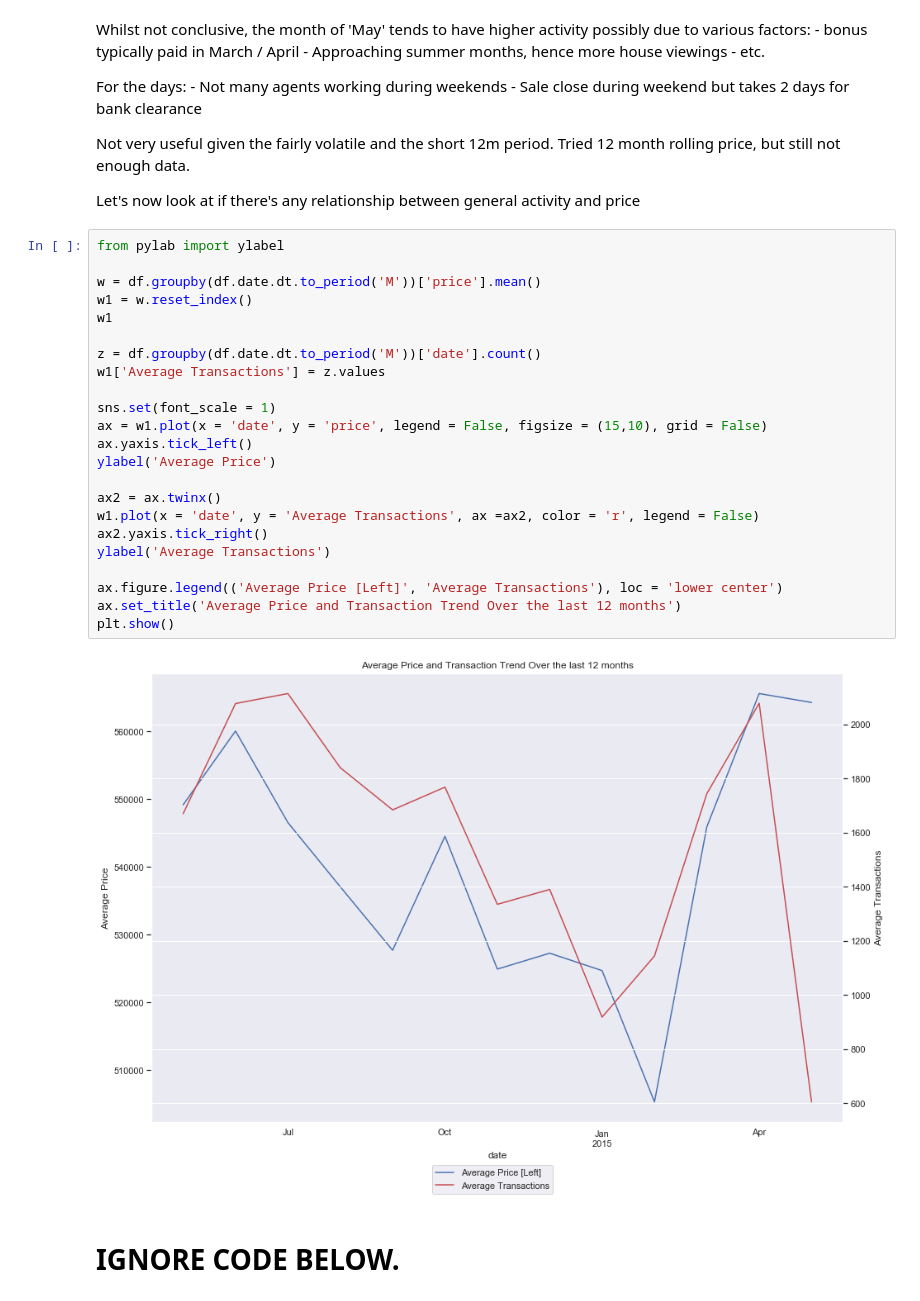
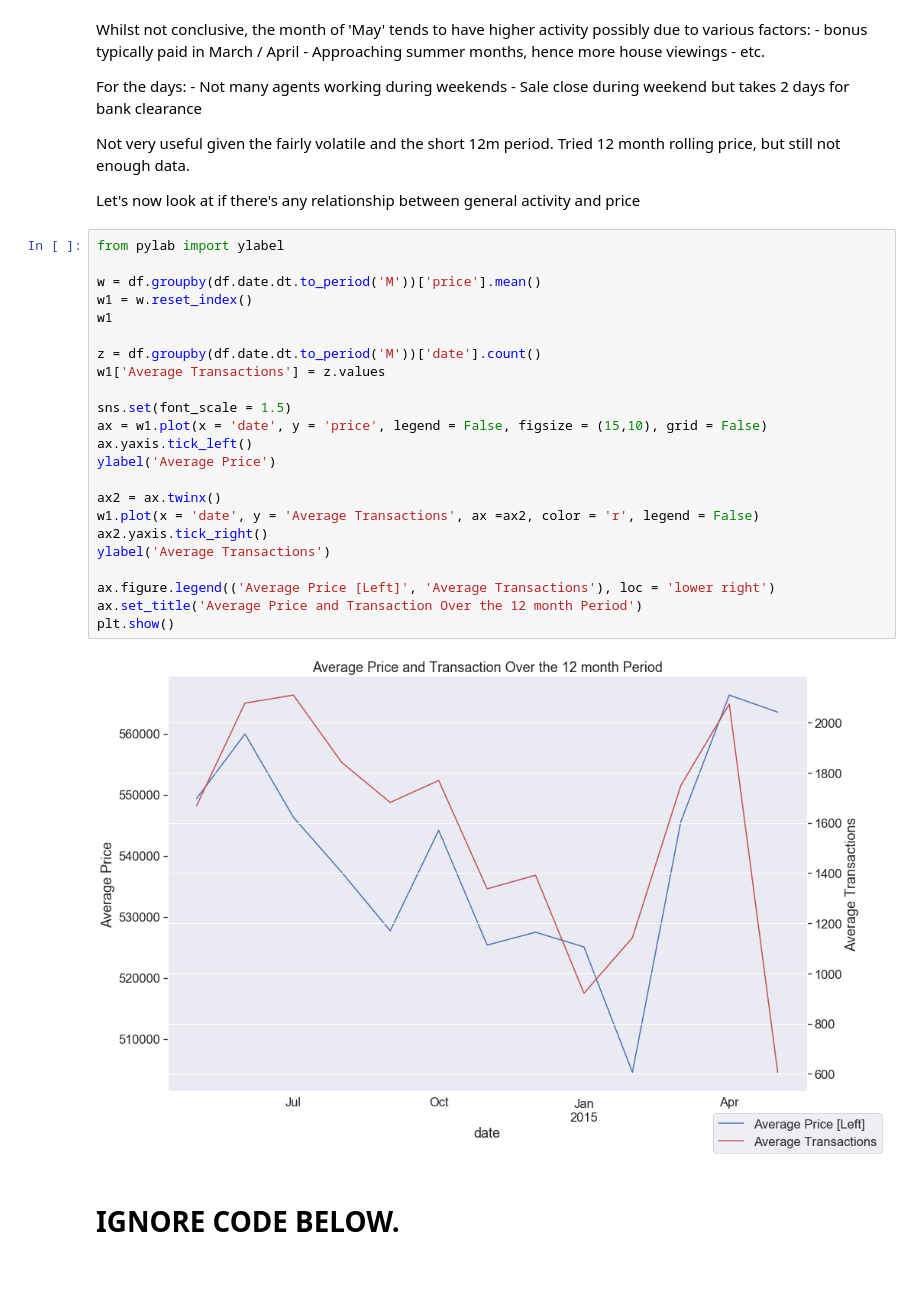
Before and after one commit to Ftan91/Exploratory-Data-Analysis-on-Features-that-Impact-House-Prices-in-Kings-County-Seattle, a Jupyter notebook: Finn2 - Kings County Dataset.ipynb, the cells around one changed output. Drawn from its saved outputs; the diff is of its cells as text; blank space fills up the shorter version.

```diff
--- a/Finn2 - Kings County Dataset.ipynb
+++ b/Finn2 - Kings County Dataset.ipynb
@@ -876,28 +864,28 @@ Let's now look at if there's any relationship between general activity and price
 # %%
 from pylab import ylabel
 
 w = df.groupby(df.date.dt.to_period('M'))['price'].mean()
 w1 = w.reset_index()
 w1
 
 z = df.groupby(df.date.dt.to_period('M'))['date'].count()
 w1['Average Transactions'] = z.values
 
-sns.set(font_scale = 1)
+sns.set(font_scale = 1.5)
 ax = w1.plot(x = 'date', y = 'price', legend = False, figsize = (15,10), grid = False)
 ax.yaxis.tick_left()
 ylabel('Average Price')
 
 ax2 = ax.twinx()
 w1.plot(x = 'date', y = 'Average Transactions', ax =ax2, color = 'r', legend = False)
 ax2.yaxis.tick_right()
 ylabel('Average Transactions')
 
-ax.figure.legend(('Average Price [Left]', 'Average Transactions'), loc = 'lower center')
-ax.set_title('Average Price and Transaction Trend Over the last 12 months')
+ax.figure.legend(('Average Price [Left]', 'Average Transactions'), loc = 'lower right')
+ax.set_title('Average Price and Transaction Over the 12 month Period')
 plt.show()
 # %% [output]
-[figure, old version]
+[figure, new version]
 # %% [markdown]
 # IGNORE CODE BELOW.
 # %%
```
Also changed, not shown: parts of 14 cells of this notebook.
